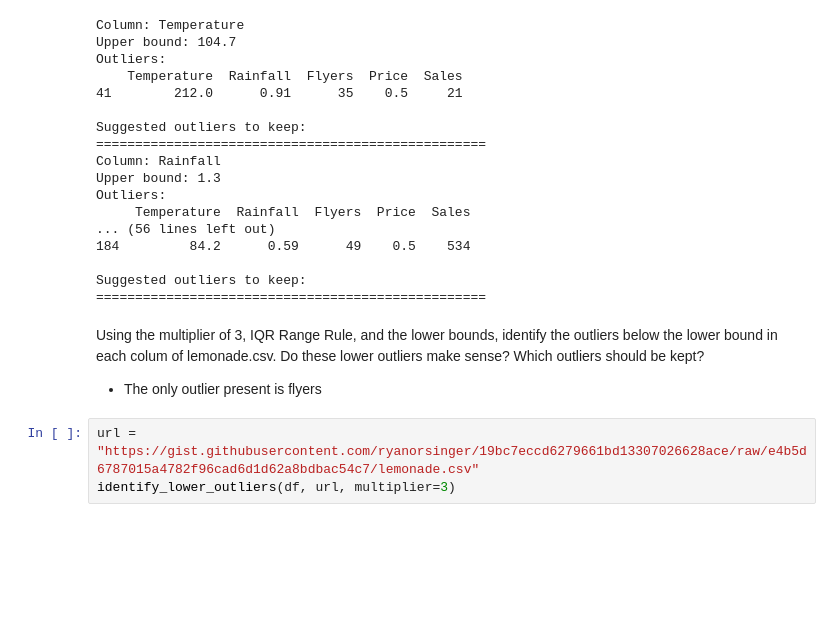
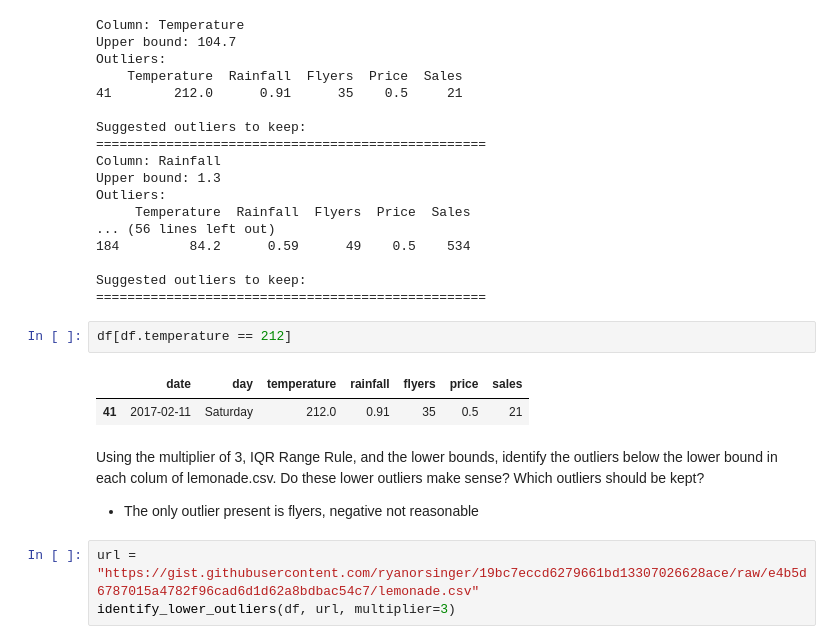
Before and after one commit to Keila-Camarillo/anomaly_detection_exercises, a Jupyter notebook: continuous_probabilistic_methods.ipynb, the cells around one changed output. Drawn from its saved outputs; the diff is of its cells as text; blank space fills up the shorter version.

```diff
--- a/continuous_probabilistic_methods.ipynb
+++ b/continuous_probabilistic_methods.ipynb
@@ -189,9 +180,14 @@ Outliers:
 
 Suggested outliers to keep:
 ==================================================
+# %%
+df[df.temperature == 212]
+# %% [output]
+|  | date | day | temperature | rainfall | flyers | price | sales |
+| 41 | 2017-02-11 | Saturday | 212.0 | 0.91 | 35 | 0.5 | 21 |
 # %% [markdown]
 Using the multiplier of 3, IQR Range Rule, and the lower bounds, identify the outliers below the lower bound in each colum of lemonade.csv. Do these lower outliers make sense? Which outliers should be kept?
-* The only outlier present is flyers
+* The only outlier present is flyers, negative not reasonable
 # %%
 url = "https://gist.githubusercontent.com/ryanorsinger/19bc7eccd6279661bd13307026628ace/raw/e4b5d6787015a4782f96cad6d1d62a8bdbac54c7/lemonade.csv"
 identify_lower_outliers(df, url, multiplier=3)
```
Also changed, not shown: parts of 5 cells of this notebook, 1 other file.
